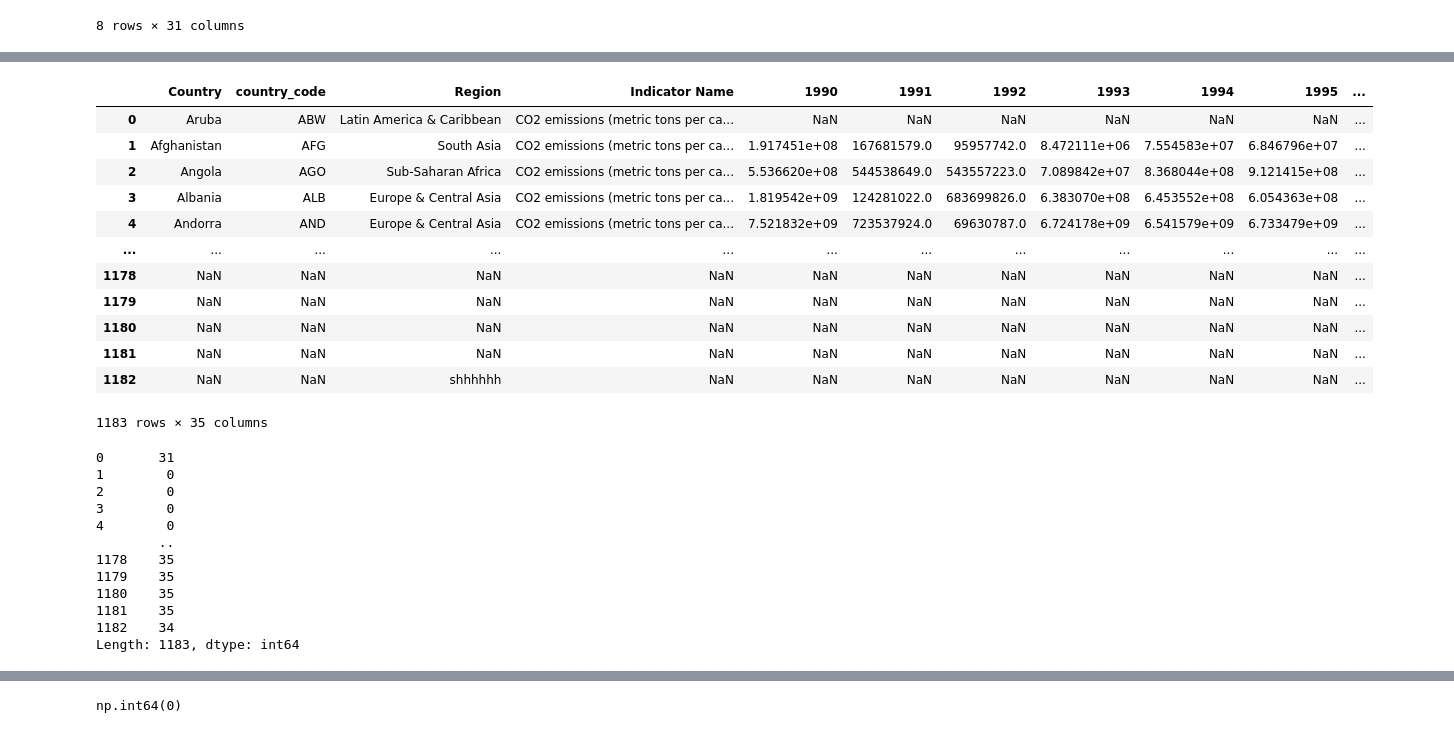
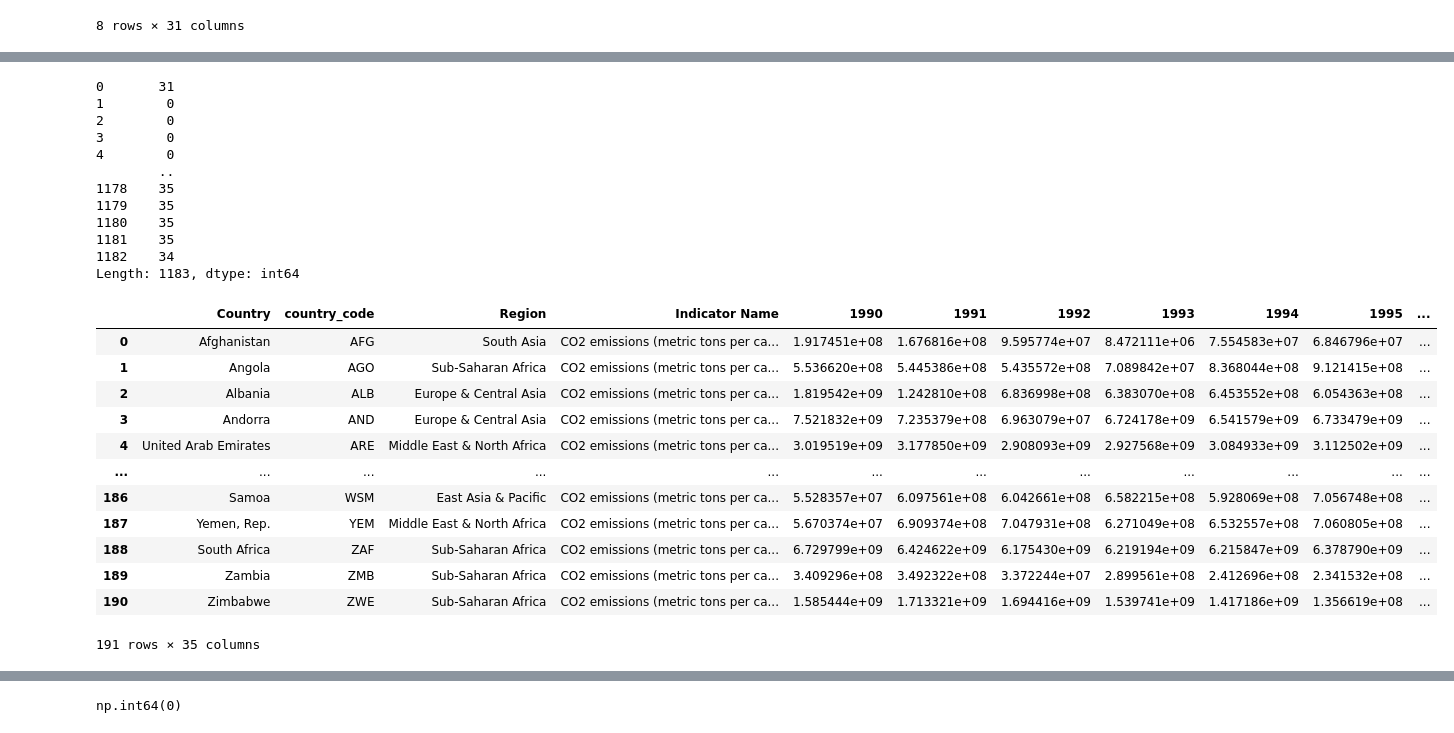
Before and after one commit to LucasM-Maciel/co2-emissions-cleaning-analysis, a Jupyter notebook: notebook/co2_EDA.ipynb, the cells around one changed output, grey strips where cells are left out. Cells and saved outputs as stored; diff of their text form; code cells hidden in the pictures.

```diff
--- a/notebook/co2_EDA.ipynb
+++ b/notebook/co2_EDA.ipynb
@@ -67,32 +63,34 @@ memory usage: 323.6+ KB
 # %%
-df
+df.isna().sum(axis=1)
 # %% [output]
-|  | Country | country_code | Region | Indicator Name | 1990 | 1991 | 1992 | 1993 | 1994 | 1995 | ... |
-| 0 | Aruba | ABW | Latin America & Caribbean | CO2 emissions (metric tons per ca... | NaN | NaN | NaN | NaN | NaN | NaN | ... |
-| 1 | Afghanistan | AFG | South Asia | CO2 emissions (metric tons per ca... | 1.917451e+08 | 167681579.0 | 95957742.0 | 8.472111e+06 | 7.554583e+07 | 6.846796e+07 | ... |
-| 2 | Angola | AGO | Sub-Saharan Africa | CO2 emissions (metric tons per ca... | 5.536620e+08 | 544538649.0 | 543557223.0 | 7.089842e+07 | 8.368044e+08 | 9.121415e+08 | ... |
-| 3 | Albania | ALB | Europe & Central Asia | CO2 emissions (metric tons per ca... | 1.819542e+09 | 124281022.0 | 683699826.0 | 6.383070e+08 | 6.453552e+08 | 6.054363e+08 | ... |
-| 4 | Andorra | AND | Europe & Central Asia | CO2 emissions (metric tons per ca... | 7.521832e+09 | 723537924.0 | 69630787.0 | 6.724178e+09 | 6.541579e+09 | 6.733479e+09 | ... |
-| ... | ... | ... | ... | ... | ... | ... | ... | ... | ... | ... | ... |
-| 1178 | NaN | NaN | NaN | NaN | NaN | NaN | NaN | NaN | NaN | NaN | ... |
-| 1179 | NaN | NaN | NaN | NaN | NaN | NaN | NaN | NaN | NaN | NaN | ... |
-| 1180 | NaN | NaN | NaN | NaN | NaN | NaN | NaN | NaN | NaN | NaN | ... |
-| 1181 | NaN | NaN | NaN | NaN | NaN | NaN | NaN | NaN | NaN | NaN | ... |
-| 1182 | NaN | NaN | shhhhhh | NaN | NaN | NaN | NaN | NaN | NaN | NaN | ... |
-1183 rows × 35 columns
+0       31
+1        0
+2        0
+3        0
+4        0
+        ..
+1178    35
+1179    35
+1180    35
+1181    35
+1182    34
+Length: 1183, dtype: int64
 # %%
-df.isna().sum(axis=1)
+emission_columns = df.columns[4:]
+df_clean1= df.dropna(subset=emission_columns,how="all").reset_index(drop=True)
+df_clean1
 # %% [output]
+|  | Country | country_code | Region | Indicator Name | 1990 | 1991 | 1992 | 1993 | 1994 | 1995 | ... |
+| 0 | Afghanistan | AFG | South Asia | CO2 emissions (metric tons per ca... | 1.917451e+08 | 1.676816e+08 | 9.595774e+07 | 8.472111e+06 | 7.554583e+07 | 6.846796e+07 | ... |
+| 1 | Angola | AGO | Sub-Saharan Africa | CO2 emissions (metric tons per ca... | 5.536620e+08 | 5.445386e+08 | 5.435572e+08 | 7.089842e+07 | 8.368044e+08 | 9.121415e+08 | ... |
+| 2 | Albania | ALB | Europe & Central Asia | CO2 emissions (metric tons per ca... | 1.819542e+09 | 1.242810e+08 | 6.836998e+08 | 6.383070e+08 | 6.453552e+08 | 6.054363e+08 | ... |
+| 3 | Andorra | AND | Europe & Central Asia | CO2 emissions (metric tons per ca... | 7.521832e+09 | 7.235379e+08 | 6.963079e+07 | 6.724178e+09 | 6.541579e+09 | 6.733479e+09 | ... |
+| 4 | United Arab Emirates | ARE | Middle East & North Africa | CO2 emissions (metric tons per ca... | 3.019519e+09 | 3.177850e+09 | 2.908093e+09 | 2.927568e+09 | 3.084933e+09 | 3.112502e+09 | ... |
+| ... | ... | ... | ... | ... | ... | ... | ... | ... | ... | ... | ... |
+| 186 | Samoa | WSM | East Asia & Pacific | CO2 emissions (metric tons per ca... | 5.528357e+07 | 6.097561e+08 | 6.042661e+08 | 6.582215e+08 | 5.928069e+08 | 7.056748e+08 | ... |
+| 187 | Yemen, Rep. | YEM | Middle East & North Africa | CO2 emissions (metric tons per ca... | 5.670374e+07 | 6.909374e+08 | 7.047931e+08 | 6.271049e+08 | 6.532557e+08 | 7.060805e+08 | ... |
+| 188 | South Africa | ZAF | Sub-Saharan Africa | CO2 emissions (metric tons per ca... | 6.729799e+09 | 6.424622e+09 | 6.175430e+09 | 6.219194e+09 | 6.215847e+09 | 6.378790e+09 | ... |
+| 189 | Zambia | ZMB | Sub-Saharan Africa | CO2 emissions (metric tons per ca... | 3.409296e+08 | 3.492322e+08 | 3.372244e+07 | 2.899561e+08 | 2.412696e+08 | 2.341532e+08 | ... |
+| 190 | Zimbabwe | ZWE | Sub-Saharan Africa | CO2 emissions (metric tons per ca... | 1.585444e+09 | 1.713321e+09 | 1.694416e+09 | 1.539741e+09 | 1.417186e+09 | 1.356619e+08 | ... |
-0       31
-1        0
-2        0
-3        0
-4        0
-        ..
-1178    35
-1179    35
-1180    35
-1181    35
-1182    34
-Length: 1183, dtype: int64
+191 rows × 35 columns
 # %%
```
Also changed, not shown: parts of 20 cells of this notebook.
